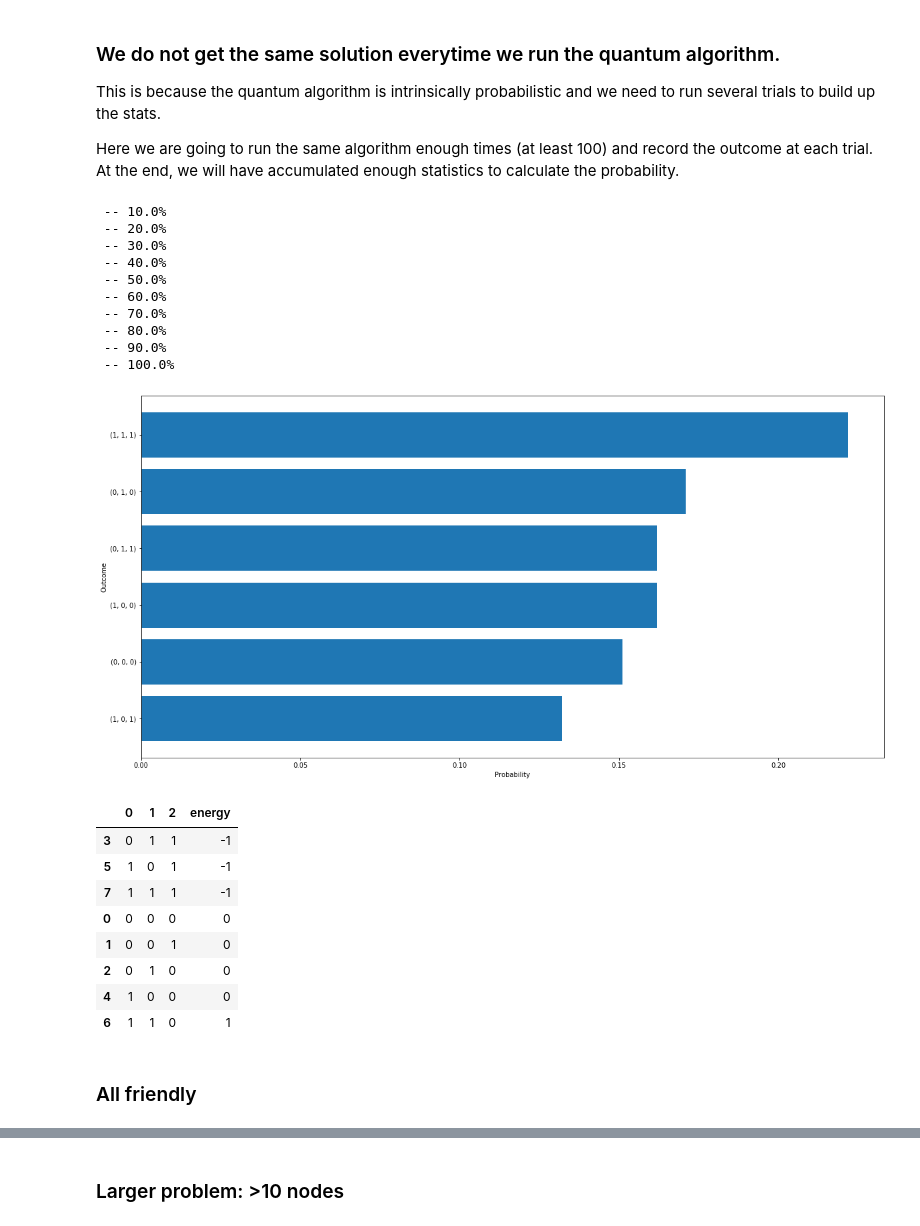
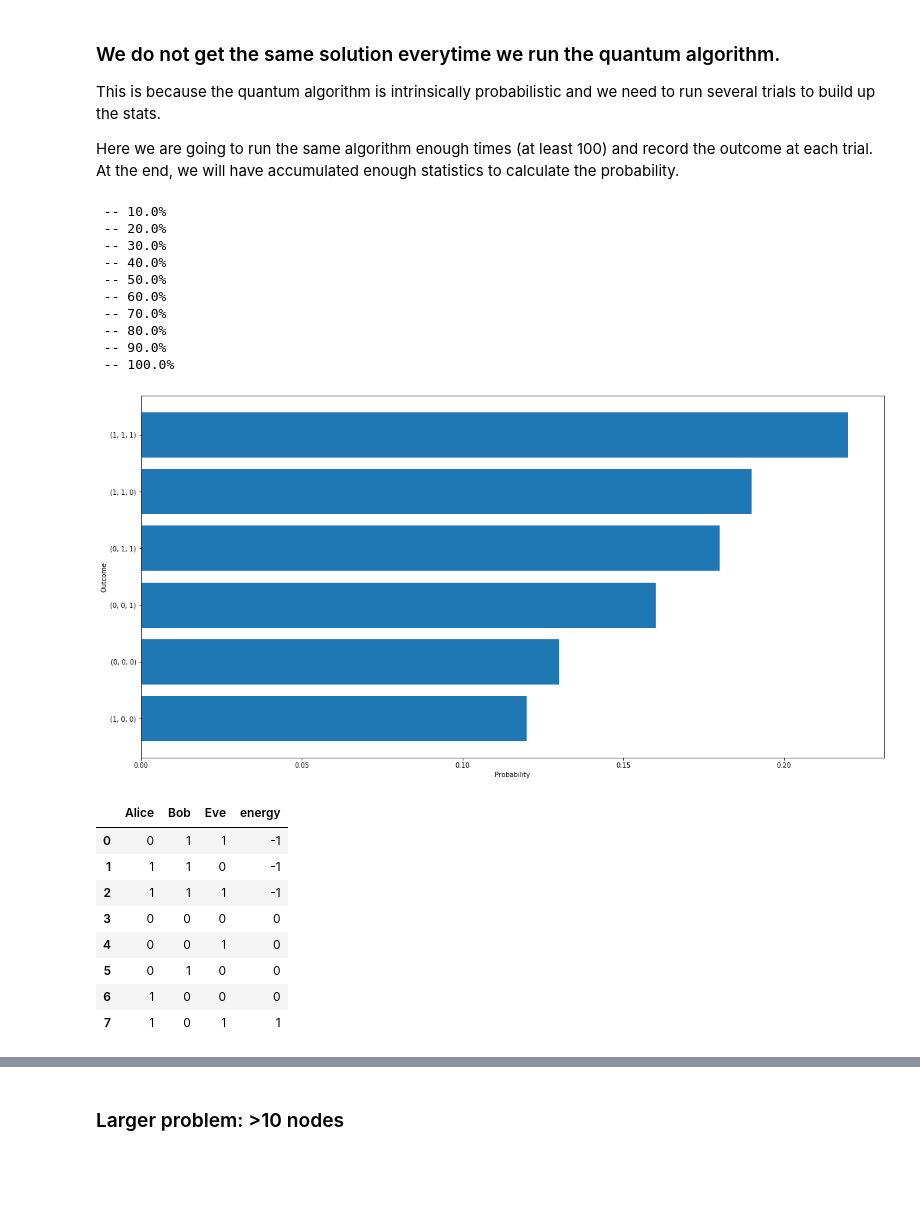
Before and after one commit to mledall/quantum_computing, a Jupyter notebook: Structural_imbalance_benchmarking.ipynb, the cells around one changed output, grey strips where cells are left out. Saved outputs shown, nothing was run; the diff lists cells and outputs as text; code cells hidden in the pictures; blank space fills up the shorter version.

```diff
--- a/Structural_imbalance_benchmarking.ipynb
+++ b/Structural_imbalance_benchmarking.ipynb
@@ -81,11 +81,13 @@ The first code cell creates a K4 complete social graph (each one of four people
 # %%
 def get_config_energy(config, G):
+
     edges = [(a, b, c['sign']) for a, b, c in G.edges(data=True)]
+    name_index = {'Alice':0, 'Bob':1, 'Eve':2}
 
     energy = 0
     for edge in edges:
-        vali = config[edge[0]]
-        valj = config[edge[1]]
+        vali = config[name_index[edge[0]]]
+        valj = config[name_index[edge[1]]]
         Jij = edge[2]
         energy = energy-vali*valj*Jij
     return energy
@@ -105,7 +107,7 @@ def get_energy_table(G):
         energy = get_config_energy(config, G)
         energies.append(energy)
 
-    df_all_possibilities = pd.DataFrame(all_possibilities, columns = G.nodes)
+    df_all_possibilities = pd.DataFrame(all_possibilities, columns = list(G.nodes))
     df_all_possibilities['energy'] = energies
 
     return df_all_possibilities
@@ -184,10 +290,10 @@ pos = nx.spring_layout(G)
 
 nx.draw(G, pos)#, with_labels=True)
 nx.draw_networkx_labels(G,pos=pos, font_size=20)
-labels = nx.get_edge_attributes(G,'frustrated')
+labels = nx.get_edge_attributes(G,'sign')
 node_color = nx.get_node_attributes(G, 'color')
-color_map = ['yellow' if color==1 else 'blue'
-            for name, color in node_color.items()]
+color_dict = {0:'blue', 1:'red'}
+color_map = [color_dict[color] for name, color in node_color.items()]
 
 
 nx.draw_networkx_edge_labels(G,pos,edge_labels=labels, font_size=20)
@@ -213,10 +319,10 @@ for _ in range(10):
 
     nx.draw(G, pos)#, with_labels=True)
     nx.draw_networkx_labels(G,pos=pos, font_size=20)
-    labels = nx.get_edge_attributes(G,'frustrated')
+    labels = nx.get_edge_attributes(G,'sign')
     node_color = nx.get_node_attributes(G, 'color')
-    color_map = ['yellow' if color==1 else 'blue'
-                for name, color in node_color.items()]
+    color_dict = {0:'blue', 1:'red'}
+    color_map = [color_dict[color] for name, color in node_color.items()]
 
 
     nx.draw_networkx_edge_labels(G,pos,edge_labels=labels, font_size=20)
@@ -278,30 +384,29 @@ def get_outcome_probabilities(G, Nruns=100):
 
     return outcome_configs
 # %%
-outcome_configs = get_outcome_probabilities(G, 1000)
+outcome_configs = get_outcome_probabilities(G, 100)
 # %% [output]
  -- 10.0%
  -- 20.0%
  -- 30.0%
  -- 40.0%
  -- 50.0%
  -- 60.0%
  -- 70.0%
  -- 80.0%
  -- 90.0%
  -- 100.0%
-[figure, old version]
+[figure, new version]
 # %%
-df_classical_energy.sort_values(by='energy')
+df_classical_energy = get_energy_table(G)
+df_classical_energy.sort_values(by='energy').reset_index(drop=True)
 # %% [output]
-|  | 0 | 1 | 2 | energy |
-| 3 | 0 | 1 | 1 | -1 |
-| 5 | 1 | 0 | 1 | -1 |
-| 7 | 1 | 1 | 1 | -1 |
-| 0 | 0 | 0 | 0 | 0 |
-| 1 | 0 | 0 | 1 | 0 |
-| 2 | 0 | 1 | 0 | 0 |
-| 4 | 1 | 0 | 0 | 0 |
-| 6 | 1 | 1 | 0 | 1 |
+|  | Alice | Bob | Eve | energy |
+| 0 | 0 | 1 | 1 | -1 |
+| 1 | 1 | 1 | 0 | -1 |
+| 2 | 1 | 1 | 1 | -1 |
+| 3 | 0 | 0 | 0 | 0 |
+| 4 | 0 | 0 | 1 | 0 |
+| 5 | 0 | 1 | 0 | 0 |
+| 6 | 1 | 0 | 0 | 0 |
+| 7 | 1 | 0 | 1 | 1 |
-# %% [markdown]
-### All friendly
```
Also changed, not shown: parts of 11 cells of this notebook.
